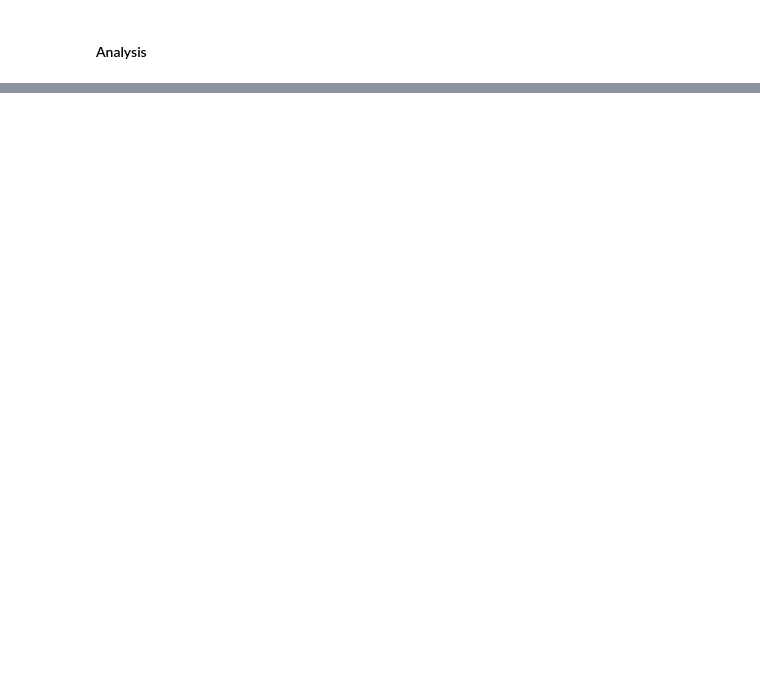
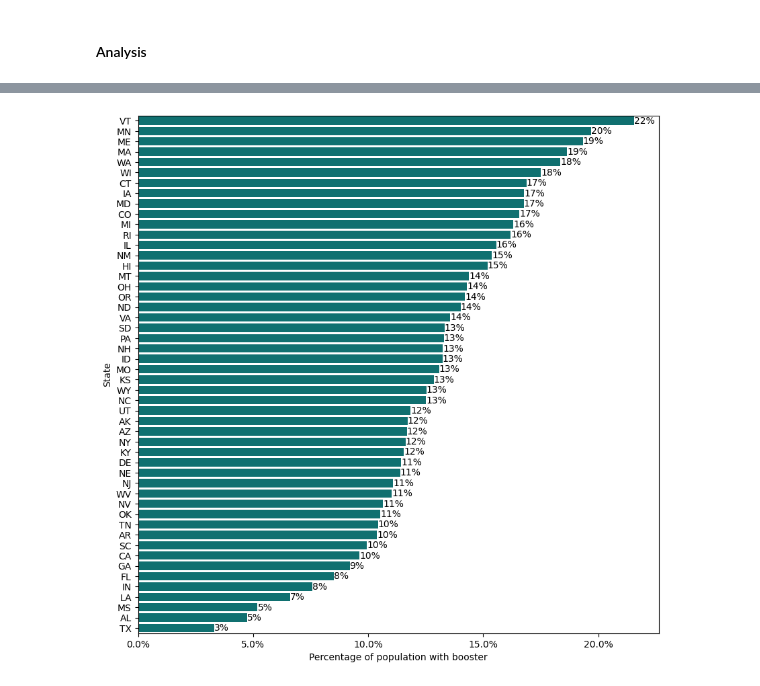
Before and after one commit to youribenadjaoud/mph-thesis, a Jupyter notebook: src/notebooks/state_level.ipynb, the cells around one changed output, grey strips where cells are left out. Saved outputs shown, nothing was run; the diff lists cells and outputs as text; code cells hidden in the pictures; blank space fills up the shorter version.

```diff
--- a/src/notebooks/state_level.ipynb
+++ b/src/notebooks/state_level.ipynb
@@ -159,0 +170,19 @@ ax.set(title="Relationship between number of flu clinics and booster uptake")
+# %%
+import matplotlib.ticker as mtick
+
+fig, ax = plt.subplots(figsize=(10, 10), dpi=100)
+
+sns.barplot(
+    data=df_final,
+    x="Elig_Pct",
+    y="Location",
+    order=df_final.sort_values("Elig_Pct", ascending=False).Location,
+    color="Teal",
+)
+
+ax.set(ylabel="State", xlabel="Percentage of population with booster")
+ax.xaxis.set_major_formatter(mtick.PercentFormatter())
+for container in ax.containers:
+    ax.bar_label(container, fmt="%.f%%")
+# %% [output]
+[figure, added]
```
Also changed, not shown: parts of 19 cells of this notebook, 24 other files.
